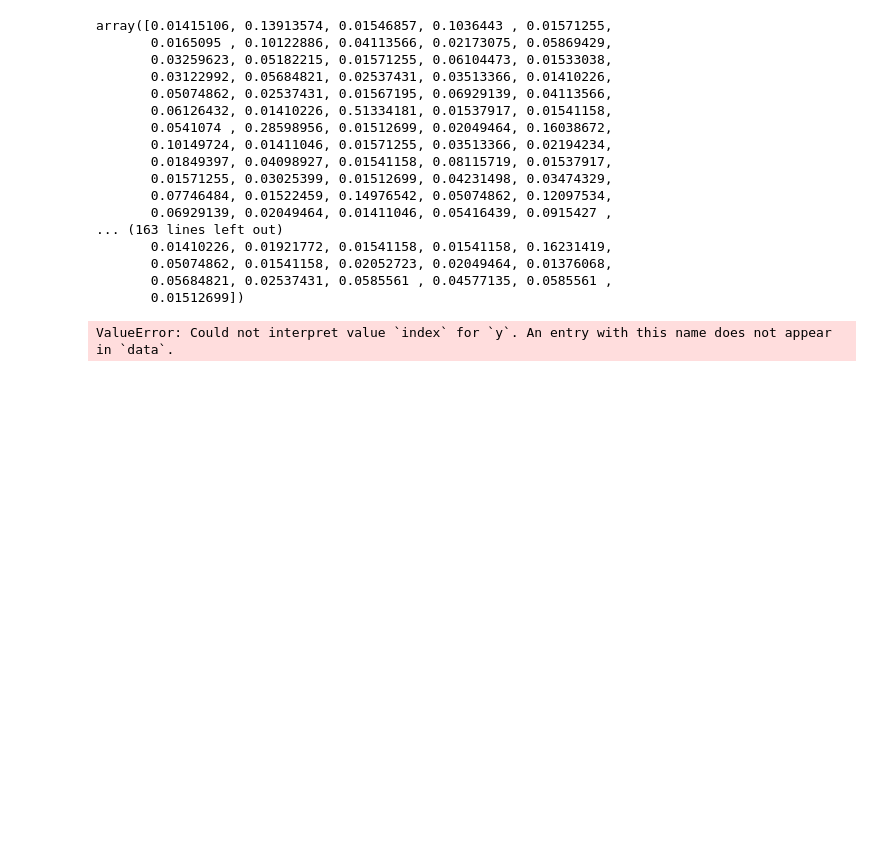
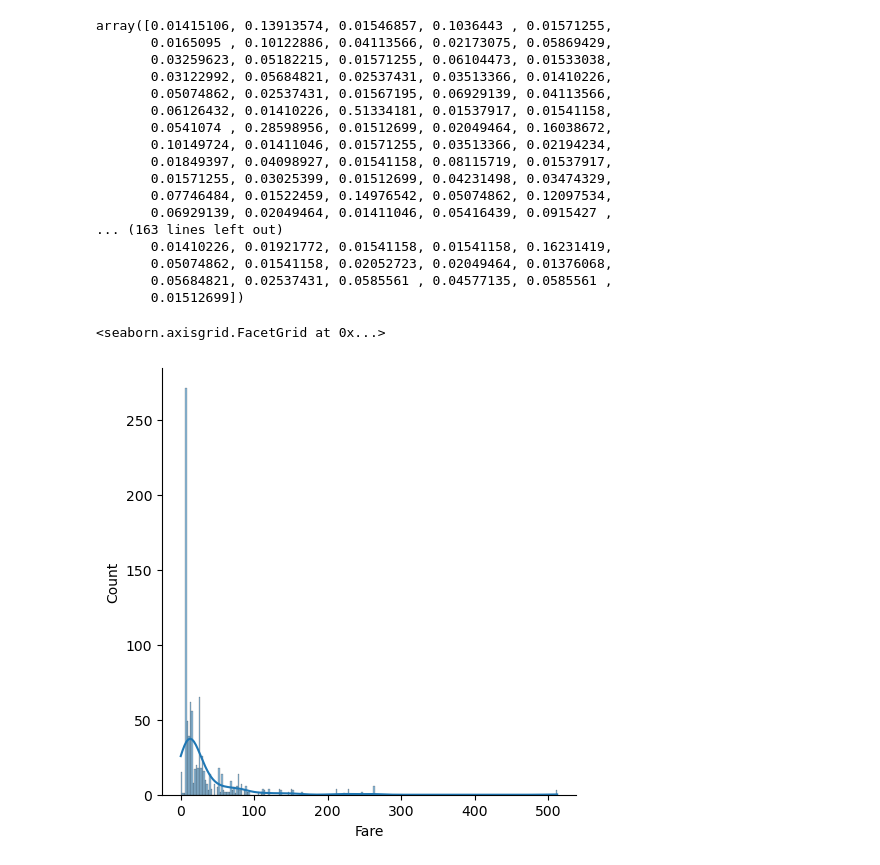
Before and after one commit to fatemehtarkhan/numpy-data-analysis, a Jupyter notebook: np_data_analaysis.ipynb, the cells around one changed output. Saved outputs shown, nothing was run; the diff lists cells and outputs as text; code cells hidden in the pictures; blank space fills up the shorter version.

Commit message:
visualization added

```diff
--- a/np_data_analaysis.ipynb
+++ b/np_data_analaysis.ipynb
@@ -63,6 +63,7 @@ array([0.01415106, 0.13913574, 0.01546857, 0.1036443 , 0.01571255,
        0.05684821, 0.02537431, 0.0585561 , 0.04577135, 0.0585561 ,
        0.01512699])
 # %%
-sns.relplot(data=df, x="Fare", y="index")
+sns.displot(df["Fare"], kde  = True, bins  = 250)
 # %% [output]
-ValueError: Could not interpret value `index` for `y`. An entry with this name does not appear in `data`.
+<seaborn.axisgrid.FacetGrid at 0x...>
+[figure, added]
```
